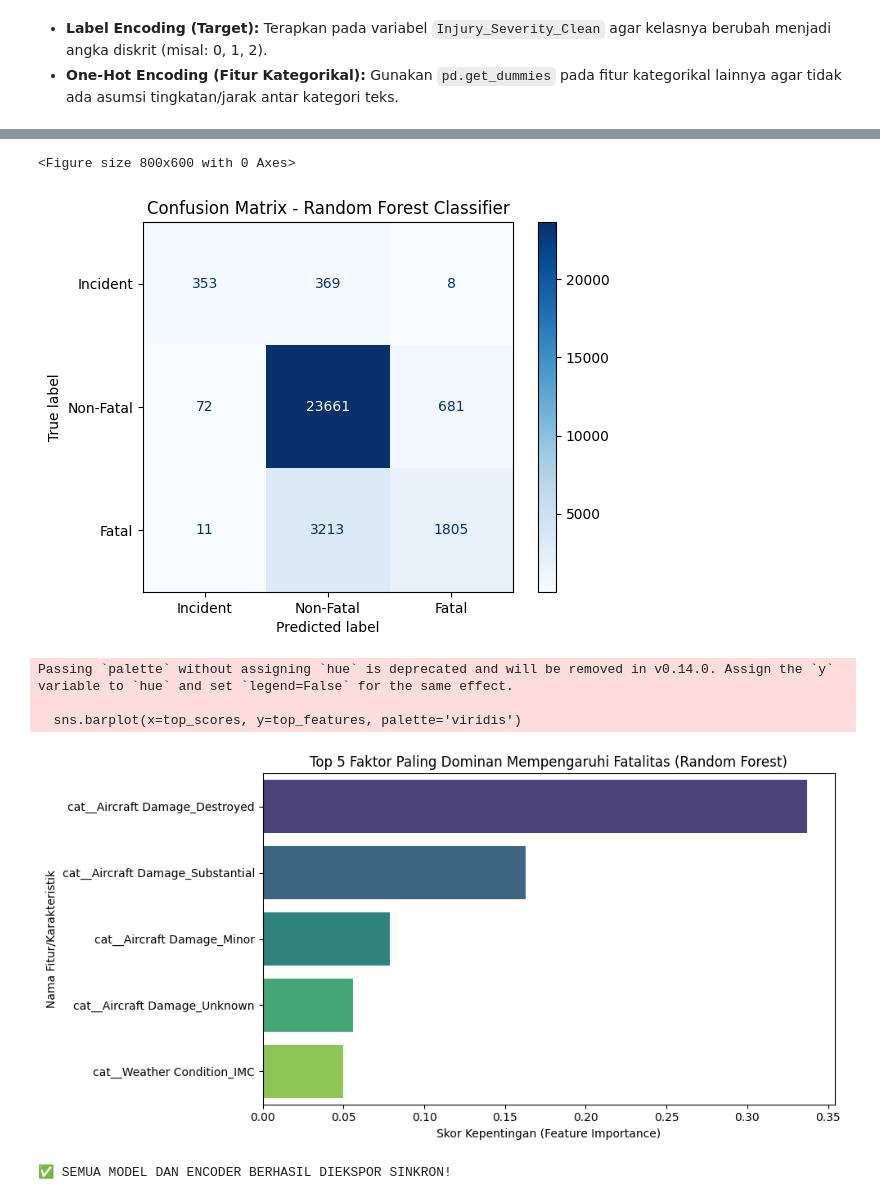
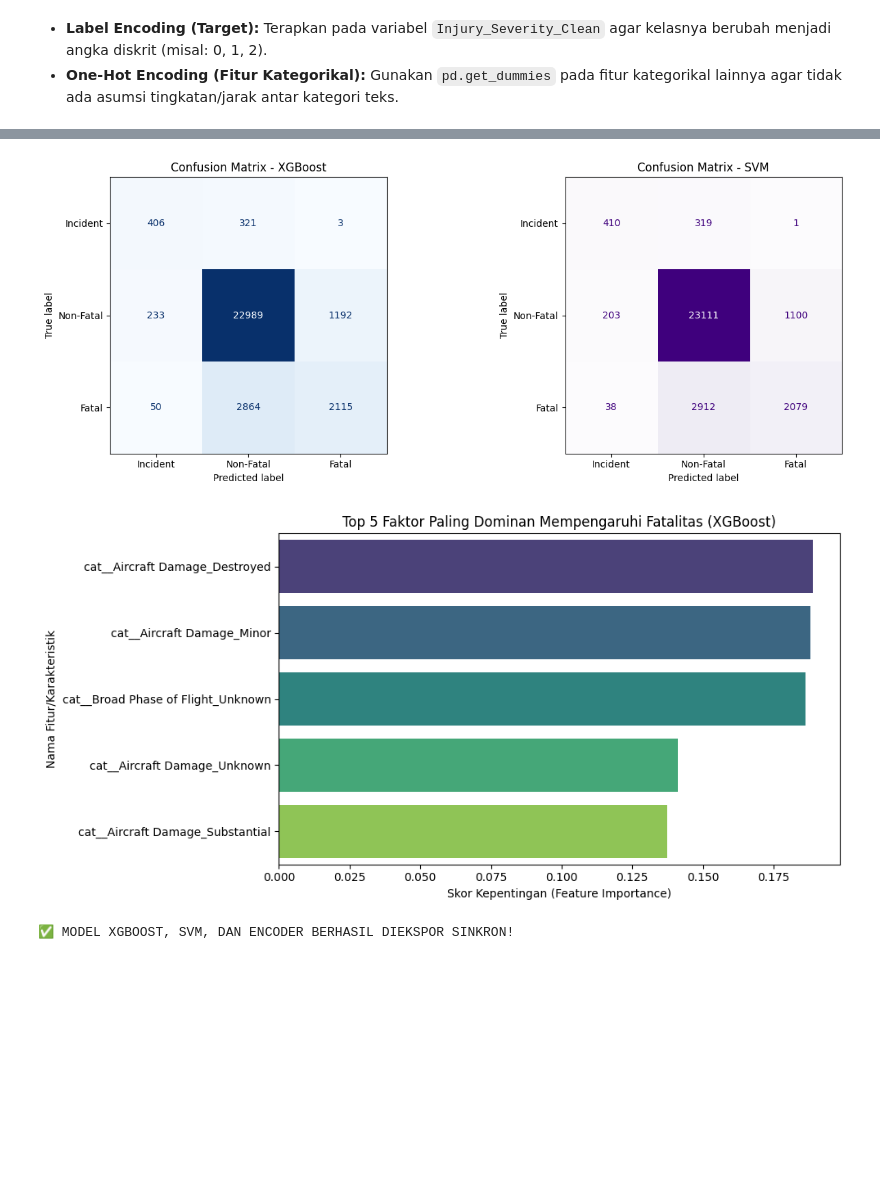
Before and after one commit to Amosszzn/analisis-risiko-penerbangan, a Jupyter notebook: prediksi_keparahan_kecelakaan_pesawar_ml.ipynb, the cells around one changed output, grey strips where cells are left out. Drawn from its saved outputs; the diff is of its cells as text; code cells hidden in the pictures; blank space fills up the shorter version.

```diff
--- a/prediksi_keparahan_kecelakaan_pesawar_ml.ipynb
+++ b/prediksi_keparahan_kecelakaan_pesawar_ml.ipynb
@@ -446,42 +483,50 @@ for i in range(5):
 # %%
-from sklearn.metrics import confusion_matrix, ConfusionMatrixDisplay
+fig, axes = plt.subplots(1, 2, figsize=(14, 5))
+target_labels = ['Incident', 'Non-Fatal', 'Fatal']
 
-# Kita pilih Random Forest atau XGBoost sebagai representasi (misal: Random Forest)
-y_pred_rf = rf_model.predict(X_test)
-cm = confusion_matrix(y_test, y_pred_rf)
+# 1. Confusion Matrix XGBoost
+y_pred_xgb = xgb_model.predict(X_test)
+cm_xgb = confusion_matrix(y_test, y_pred_xgb)
+disp_xgb = ConfusionMatrixDisplay(confusion_matrix=cm_xgb, display_labels=target_labels)
+disp_xgb.plot(ax=axes[0], cmap='Blues', values_format='d', colorbar=False)
+axes[0].set_title('Confusion Matrix - XGBoost')
+axes[0].grid(False)
 
-# Visualisasi Matrix
-plt.figure(figsize=(8, 6))
-disp = ConfusionMatrixDisplay(confusion_matrix=cm, display_labels=['Incident', 'Non-Fatal', 'Fatal'])
-disp.plot(cmap='Blues', values_format='d')
+# 2. Confusion Matrix SVM
+y_pred_svm = svm_model.predict(X_test)
+cm_svm = confusion_matrix(y_test, y_pred_svm)
+disp_svm = ConfusionMatrixDisplay(confusion_matrix=cm_svm, display_labels=target_labels)
+disp_svm.plot(ax=axes[1], cmap='Purples', values_format='d', colorbar=False)
+axes[1].set_title('Confusion Matrix - SVM')
+axes[1].grid(False)
 
-plt.title('Confusion Matrix - Random Forest Classifier')
-plt.grid(False) # Mematikan grid lines agar matriks bersih
+plt.tight_layout()
 plt.show()
 # %% [output]
-<Figure size 800x600 with 0 Axes>
-[figure, old version]
+[figure, new version]
 # %%
-# Cell Tambahan: Visualisasi Faktor Dominan
 plt.figure(figsize=(10, 5))
 
-# Mengambil top 5 fitur dari Random Forest
-top_features = [X_encoded.columns[indices_rf[i]] for i in range(5)]
-top_scores = [importances_rf[indices_rf[i]] for i in range(5)]
+# Mengambil top 5 fitur dari XGBoost
+top_features_xgb = [X_train.columns[indices_xgb[i]] for i in range(5)]
+top_scores_xgb = [importances_xgb[indices_xgb[i]] for i in range(5)]
 
 # Plot grafik batang
-sns.barplot(x=top_scores, y=top_features, palette='viridis')
+sns.barplot(
+    x=top_scores_xgb,
+    y=top_features_xgb,
+    hue=top_features_xgb,
+    palette='viridis',
+    legend=False
+)
 
-plt.title('Top 5 Faktor Paling Dominan Mempengaruhi Fatalitas (Random Forest)')
+plt.title('Top 5 Faktor Paling Dominan Mempengaruhi Fatalitas (XGBoost)')
 plt.xlabel('Skor Kepentingan (Feature Importance)')
 plt.ylabel('Nama Fitur/Karakteristik')
 plt.tight_layout()
 plt.show()
 # %% [output]
-Passing `palette` without assigning `hue` is deprecated and will be removed in v0.14.0. Assign the `y` variable to `hue` and set `legend=False` for the same effect.
-
-  sns.barplot(x=top_scores, y=top_features, palette='viridis')
-[figure, old version]
+[figure, new version]
 # %%
 import pickle
 
@@ -489,21 +534,17 @@ import pickle
 with open("model_xgboost.pkl", "wb") as f:
     pickle.dump(xgb_model, f)
 
-# 2. Ekspor Model Random Forest
-with open("model_random_forest.pkl", "wb") as f:
-    pickle.dump(rf_model, f)
-
-# 3. Ekspor Model SVM
+# 2. Ekspor Model SVM
 with open("model_svm.pkl", "wb") as f:
     pickle.dump(svm_model, f)
 
-# 4. EKSPOR ENCODER (PENTING AGAR APP.PY TINGGAL MELAKUKAN TRANSFORM)
+# 3. Ekspor Encoder
 with open("encoder.pkl", "wb") as f:
     pickle.dump(encoder, f)
 
-print("✅ SEMUA MODEL DAN ENCODER BERHASIL DIEKSPOR SINKRON!")
+print("✅ MODEL XGBOOST, SVM, DAN ENCODER BERHASIL DIEKSPOR SINKRON!")
 # %% [output]
-✅ SEMUA MODEL DAN ENCODER BERHASIL DIEKSPOR SINKRON!
+✅ MODEL XGBOOST, SVM, DAN ENCODER BERHASIL DIEKSPOR SINKRON!
 # %%
 print("Jumlah baris data training:", X_train.shape[0])
 print("Jumlah fitur setelah One-Hot Encoding:", X_train.shape[1])
```
Also changed, not shown: parts of 11 cells of this notebook, 6 other files.
